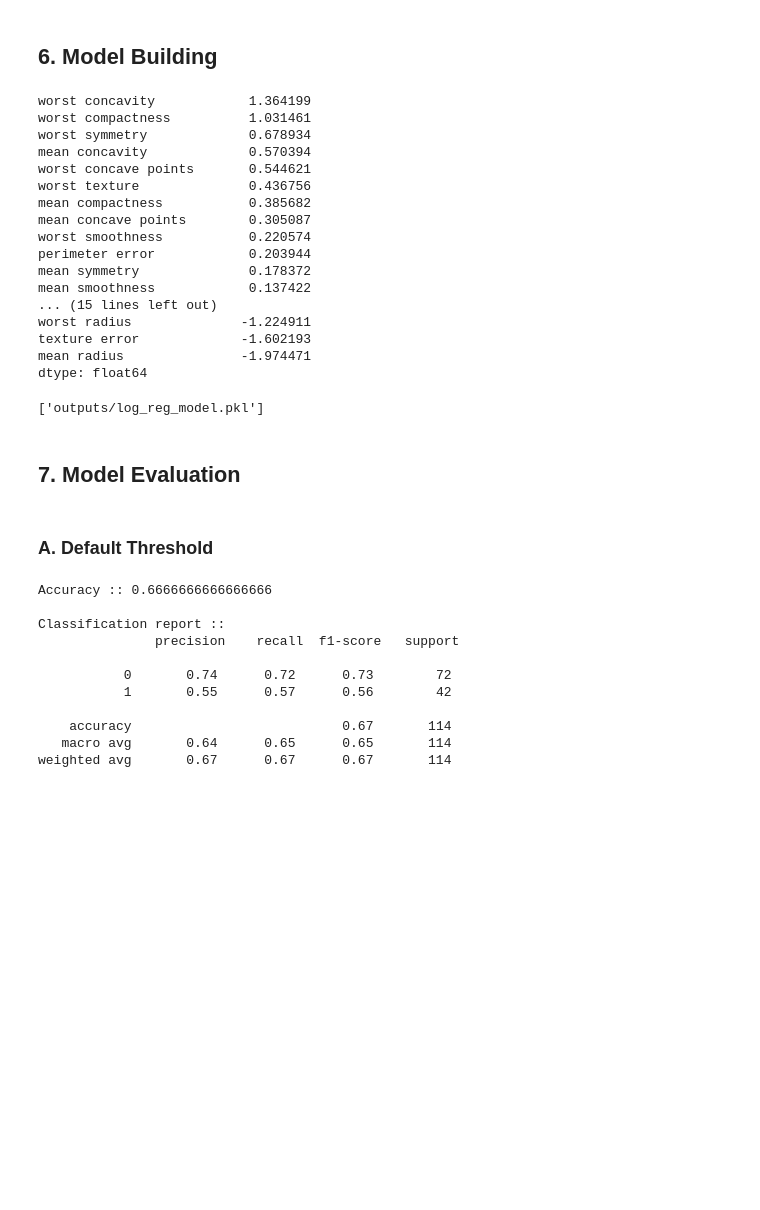
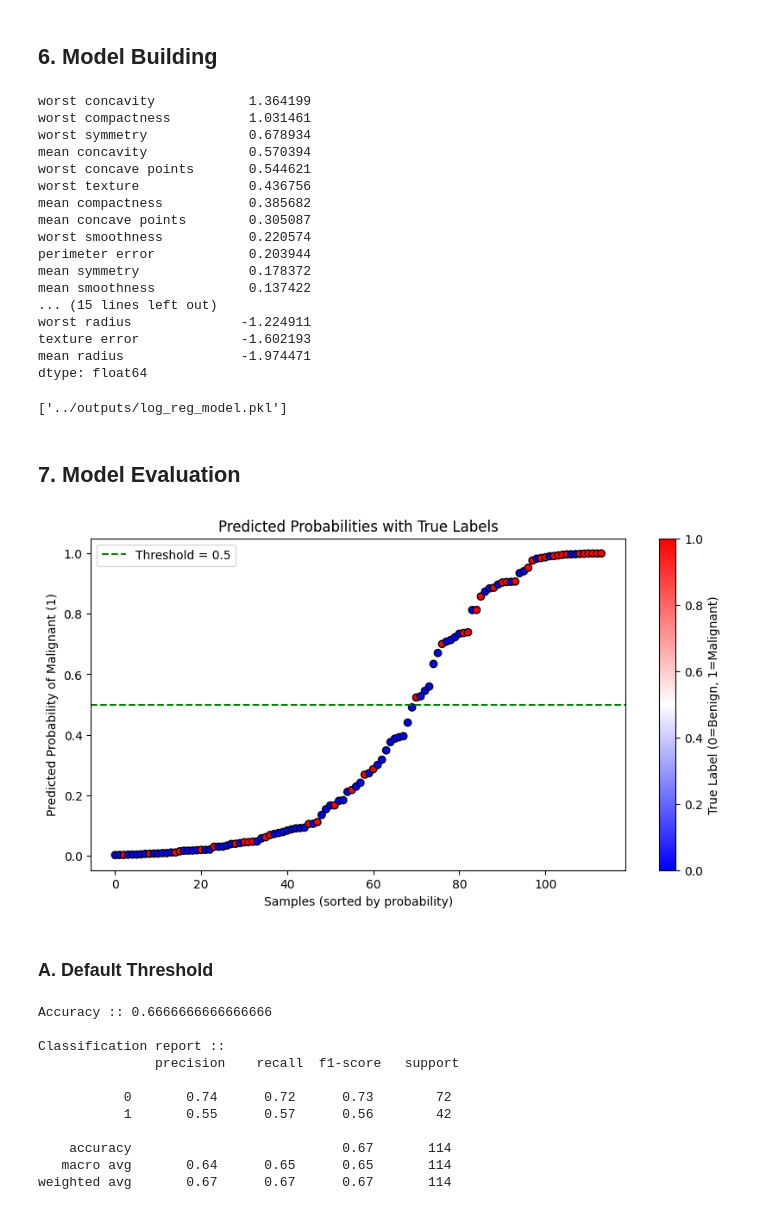
Before and after one commit to ketan-hedaoo/logistic-regression-breast-cancer, a Jupyter notebook: notebooks/logistic_regression.ipynb, the cells around one changed output. Drawn from its saved outputs; the diff is of its cells as text; code cells hidden in the pictures; blank space fills up the shorter version.

Commit message:
Added graph to visualize threshold

```diff
--- a/notebooks/logistic_regression.ipynb
+++ b/notebooks/logistic_regression.ipynb
@@ -201,7 +201,7 @@ log_reg.fit(X_train, y_train)
 coefficients = pd.Series(log_reg.coef_[0], index=X.columns)
 print(coefficients.sort_values(ascending=False))
 
-joblib.dump(log_reg, 'outputs/log_reg_model.pkl')
+joblib.dump(log_reg, '../outputs/log_reg_model.pkl')
 # %% [output]
 worst concavity            1.364199
 worst compactness          1.031461
@@ -220,14 +220,33 @@ worst radius              -1.224911
 texture error             -1.602193
 mean radius               -1.974471
 dtype: float64
-['outputs/log_reg_model.pkl']
+['../outputs/log_reg_model.pkl']
 # %% [markdown]
 ## 7. Model Evaluation
-# %% [markdown]
-### A. Default Threshold
 # %%
 y_pred = log_reg.predict(X_test_scaled)
 y_prob = log_reg.predict_proba(X_test_scaled)[:, 1]
+# %%
+# Sort probabilities for better visualization
+sorted_index = np.argsort(y_prob)
+y_prob_sorted = y_prob[sorted_index]
+y_test_sorted = y_test.values[sorted_index]  # if y_test is pandas Series
+
+plt.figure(figsize=(10, 5))
+plt.scatter(range(len(y_prob_sorted)), y_prob_sorted,
+            c=y_test_sorted, cmap='bwr', edgecolor='k')
+plt.axhline(0.5, color='green', linestyle='--', label='Threshold = 0.5')
+plt.xlabel('Samples (sorted by probability)')
+plt.ylabel('Predicted Probability of Malignant (1)')
+plt.title('Predicted Probabilities with True Labels')
+plt.legend()
+plt.colorbar(label="True Label (0=Benign, 1=Malignant)")
+plt.savefig("../outputs/results/visual_threshold.png")
+plt.show()
+# %% [output]
+[figure, added]
+# %% [markdown]
+### A. Default Threshold
 # %%
 from sklearn.metrics import accuracy_score, classification_report
 
```
Also changed, not shown: parts of 8 cells of this notebook, 4 other files.
